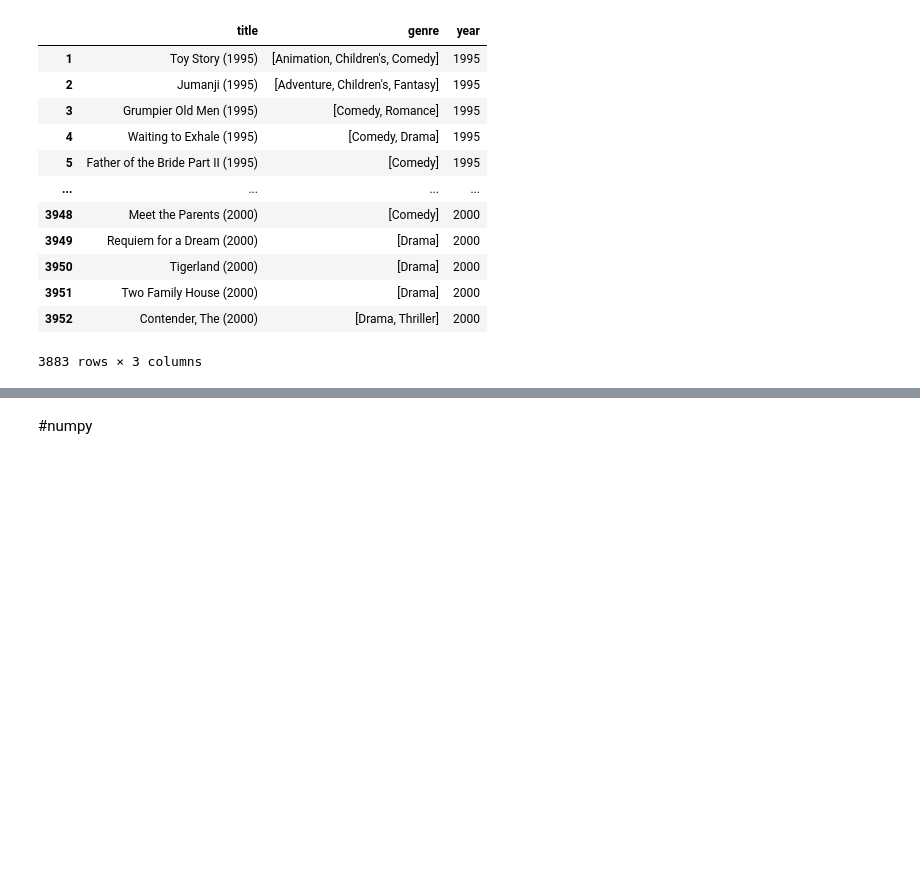
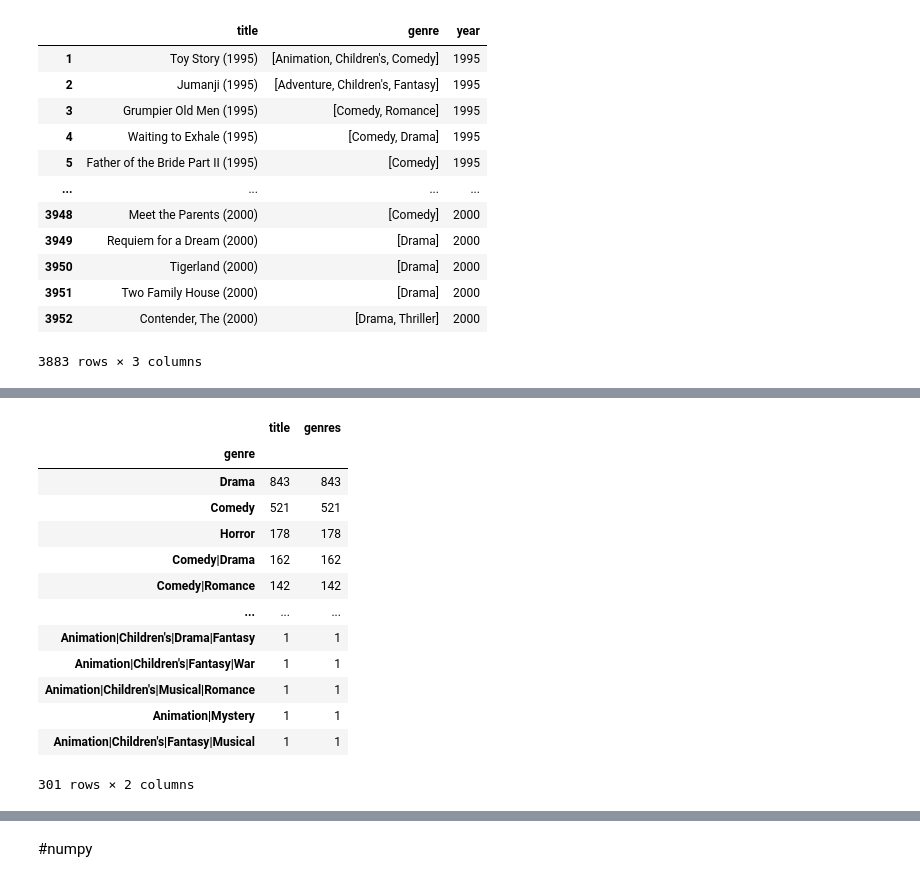
Before and after one commit to RCutrino/MLPNS_RCutrino, a Jupyter notebook: MLPNS23_bootcamp10_3.ipynb, the cells around one changed output, grey strips where cells are left out. Saved outputs shown, nothing was run; the diff lists cells and outputs as text; code cells hidden in the pictures; blank space fills up the shorter version.

```diff
--- a/MLPNS23_bootcamp10_3.ipynb
+++ b/MLPNS23_bootcamp10_3.ipynb
@@ -124,0 +166,17 @@ groupedmovies=movies.groupby("genre").count()
+# %%
+groupedmovies.sort_values(by="title", ascending=False)
+# %% [output]
+|  | title | genres |
+| genre |  |  |
+| Drama | 843 | 843 |
+| Comedy | 521 | 521 |
+| Horror | 178 | 178 |
+| Comedy|Drama | 162 | 162 |
+| Comedy|Romance | 142 | 142 |
+| ... | ... | ... |
+| Animation|Children's|Drama|Fantasy | 1 | 1 |
+| Animation|Children's|Fantasy|War | 1 | 1 |
+| Animation|Children's|Musical|Romance | 1 | 1 |
+| Animation|Mystery | 1 | 1 |
+| Animation|Children's|Fantasy|Musical | 1 | 1 |
+301 rows × 2 columns
```
Also changed, not shown: parts of 9 cells of this notebook.
